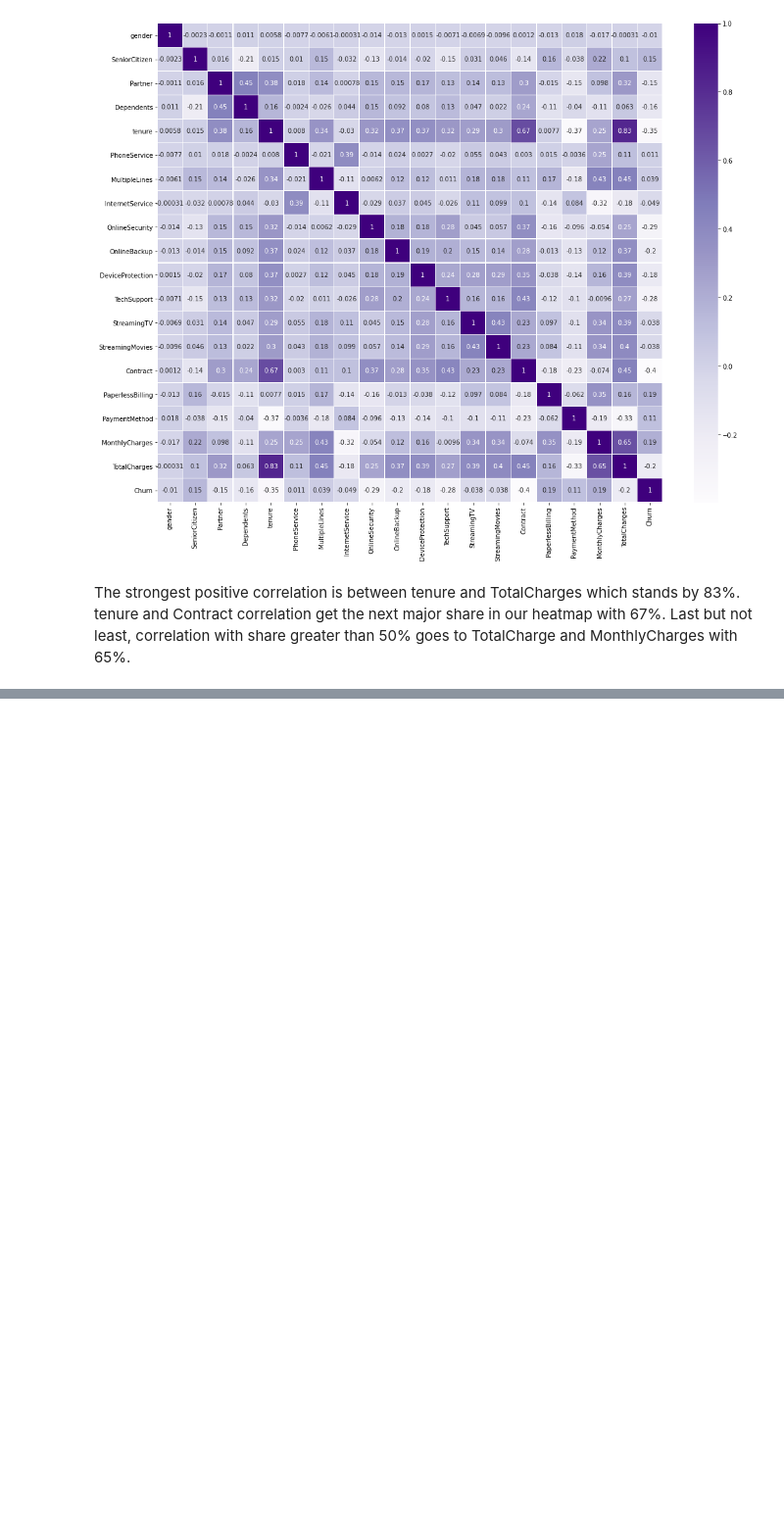
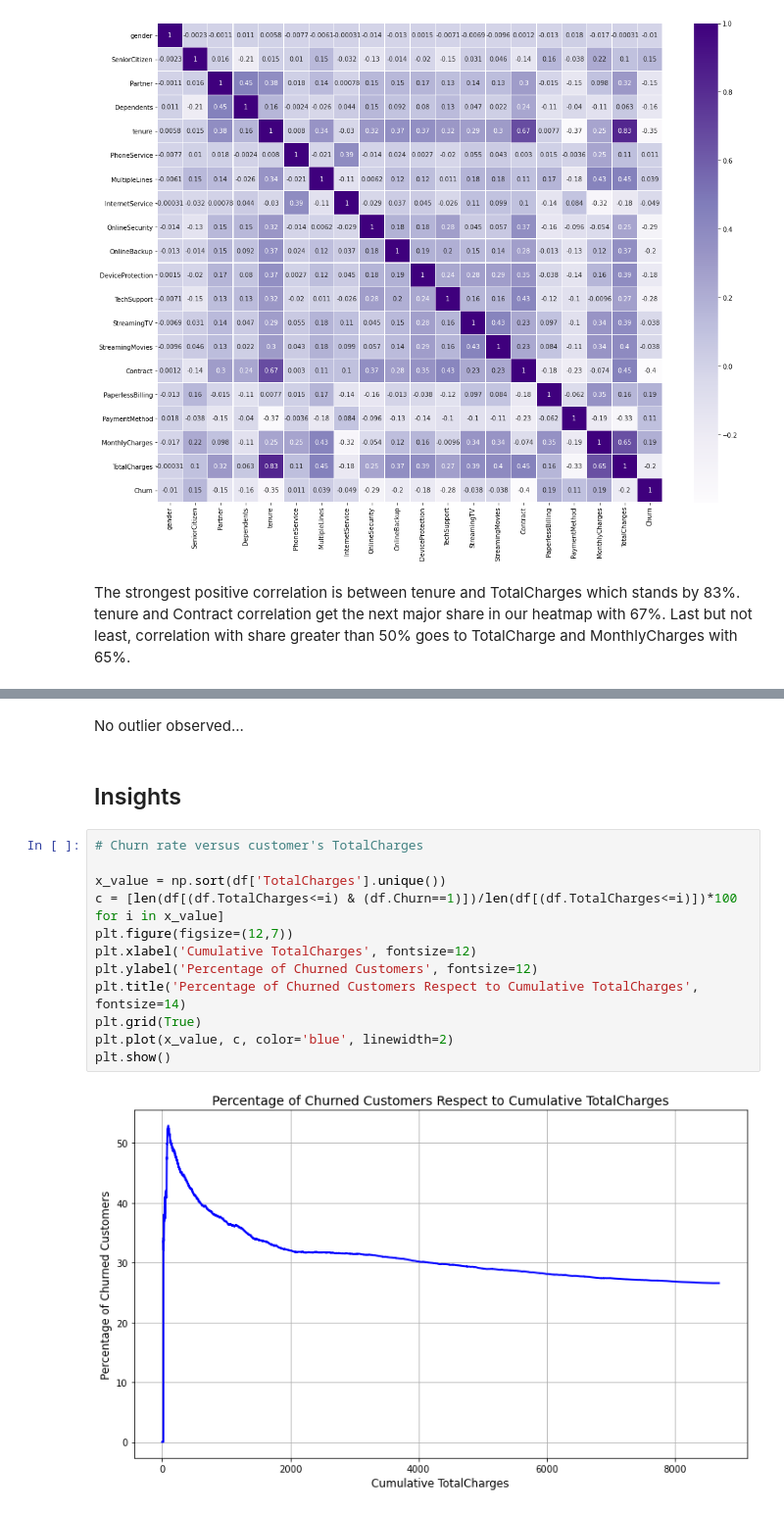
Before and after one commit to EnginKosure/CustomerChurnPredictionModel, a Jupyter notebook: data_preprocess.ipynb, the cells around one changed output, grey strips where cells are left out. Shown at 98% size. Saved outputs shown, nothing was run; the diff lists cells and outputs as text; blank space fills up the shorter version.

```diff
--- a/data_preprocess.ipynb
+++ b/data_preprocess.ipynb
@@ -215,0 +266,18 @@ The strongest positive correlation is between tenure and TotalCharges which stan
+# %% [markdown]
+No outlier observed...
+# %% [markdown]
+## Insights
+# %%
+# Churn rate versus customer's TotalCharges
+
+x_value = np.sort(df['TotalCharges'].unique())
+c = [len(df[(df.TotalCharges<=i) & (df.Churn==1)])/len(df[(df.TotalCharges<=i)])*100 for i in x_value]
+plt.figure(figsize=(12,7))
+plt.xlabel('Cumulative TotalCharges', fontsize=12)
+plt.ylabel('Percentage of Churned Customers', fontsize=12)
+plt.title('Percentage of Churned Customers Respect to Cumulative TotalCharges', fontsize=14)
+plt.grid(True)
+plt.plot(x_value, c, color='blue', linewidth=2)
+plt.show()
+# %% [output]
+[figure, added]
```
Also changed, not shown: parts of 10 cells of this notebook.
